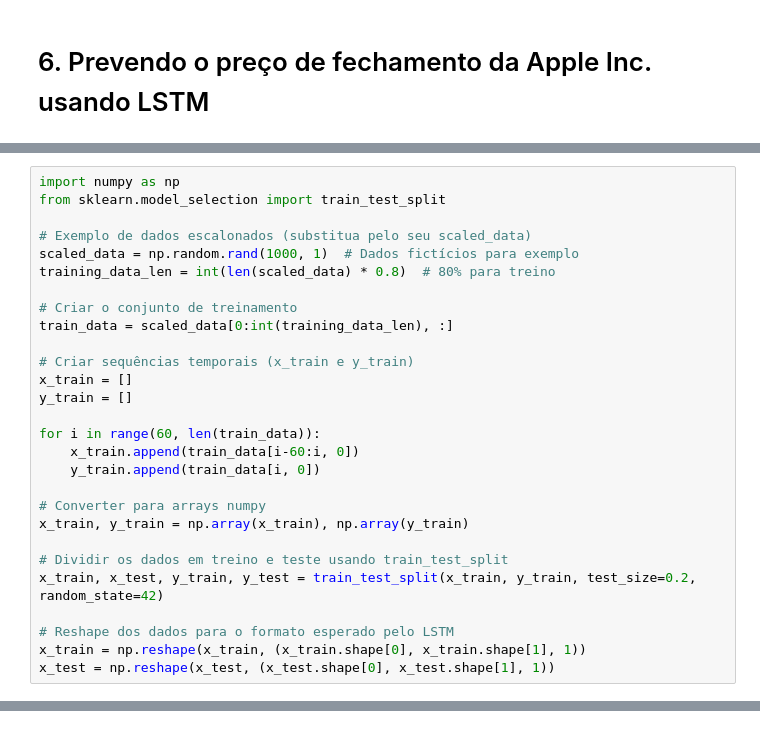
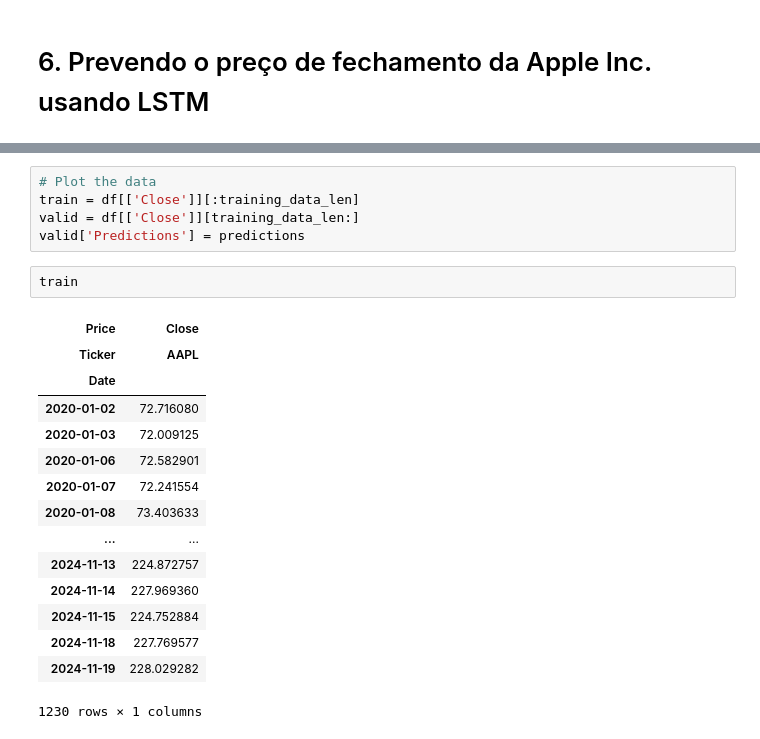
Before and after one commit to Renan04lima/stock-market-prediction, a Jupyter notebook: main.ipynb, the cells around one changed output, grey strips where cells are left out. Drawn from its saved outputs; the diff is of its cells as text.

```diff
--- a/main.ipynb
+++ b/main.ipynb
@@ -426,28 +424,0 @@ array([[0.08941485],
-# %%
-import numpy as np
-from sklearn.model_selection import train_test_split
-
-# Exemplo de dados escalonados (substitua pelo seu scaled_data)
-scaled_data = np.random.rand(1000, 1)  # Dados fictícios para exemplo
-training_data_len = int(len(scaled_data) * 0.8)  # 80% para treino
-
-# Criar o conjunto de treinamento
-train_data = scaled_data[0:int(training_data_len), :]
-
-# Criar sequências temporais (x_train e y_train)
-x_train = []
-y_train = []
-
-for i in range(60, len(train_data)):
-    x_train.append(train_data[i-60:i, 0])
-    y_train.append(train_data[i, 0])
-
-# Converter para arrays numpy
-x_train, y_train = np.array(x_train), np.array(y_train)
-
-# Dividir os dados em treino e teste usando train_test_split
-x_train, x_test, y_train, y_test = train_test_split(x_train, y_train, test_size=0.2, random_state=42)
-
-# Reshape dos dados para o formato esperado pelo LSTM
-x_train = np.reshape(x_train, (x_train.shape[0], x_train.shape[1], 1))
-x_test = np.reshape(x_test, (x_test.shape[0], x_test.shape[1], 1))
@@ -535,0 +510,23 @@ plt.show()
+# %%
+# Plot the data
+train = df[['Close']][:training_data_len]
+valid = df[['Close']][training_data_len:]
+valid['Predictions'] = predictions
+# %%
+train
+# %% [output]
+| Price | Close |
+| Ticker | AAPL |
+| Date |  |
+| 2020-01-02 | 72.716080 |
+| 2020-01-03 | 72.009125 |
+| 2020-01-06 | 72.582901 |
+| 2020-01-07 | 72.241554 |
+| 2020-01-08 | 73.403633 |
+| ... | ... |
+| 2024-11-13 | 224.872757 |
+| 2024-11-14 | 227.969360 |
+| 2024-11-15 | 224.752884 |
+| 2024-11-18 | 227.769577 |
+| 2024-11-19 | 228.029282 |
+1230 rows × 1 columns
```
Also changed, not shown: parts of 24 cells of this notebook, 1 other file.
